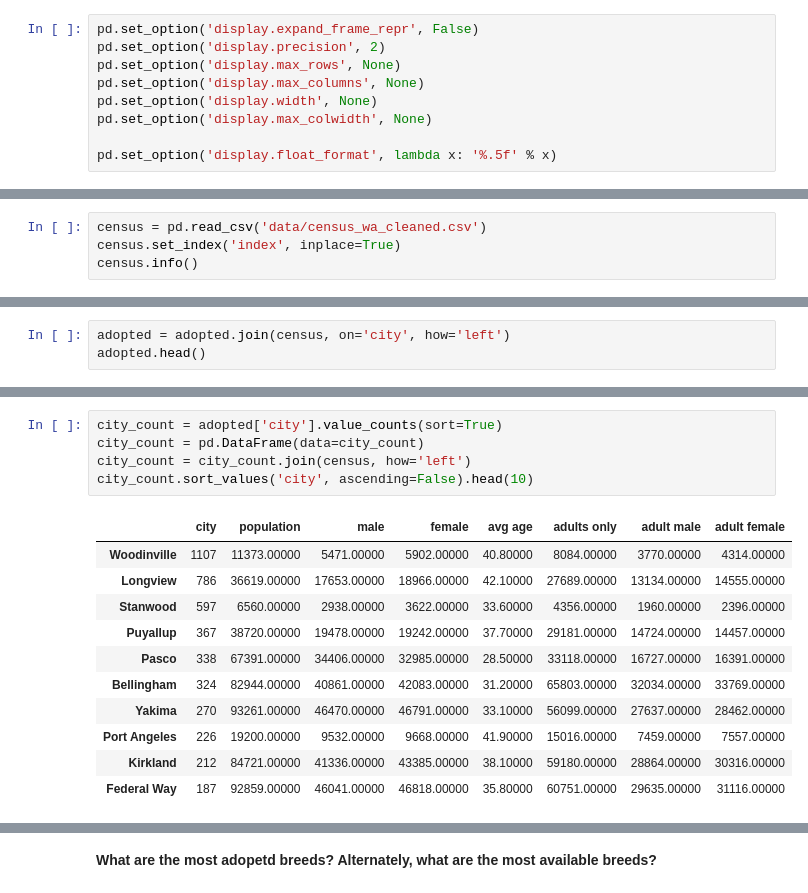
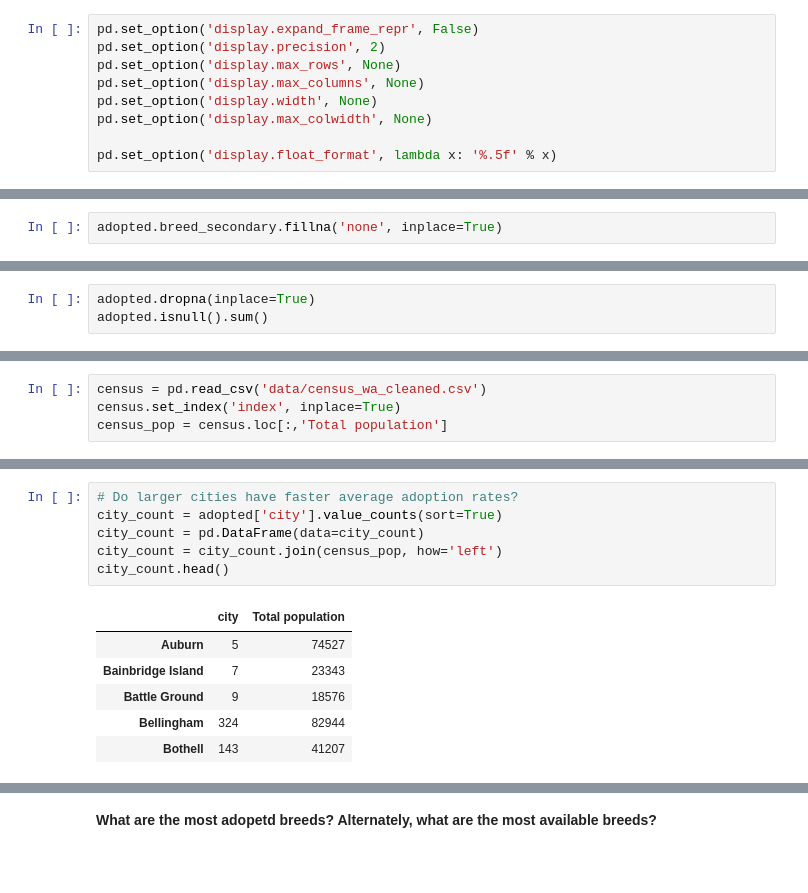
Before and after one commit to JessicaELewis/Pet-Adoptions, a Jupyter notebook: Step 3 - EDA Cats.ipynb, the cells around one changed output, grey strips where cells are left out. Saved outputs shown, nothing was run; the diff lists cells and outputs as text; blank space fills up the shorter version.

```diff
--- a/Step 3 - EDA Cats.ipynb
+++ b/Step 3 - EDA Cats.ipynb
@@ -150,0 +129,2 @@ memory usage: 699.5+ KB
+# %%
+adopted.breed_secondary.fillna('none', inplace=True)
@@ -150,0 +151,3 @@ memory usage: 699.5+ KB
+# %%
+adopted.dropna(inplace=True)
+adopted.isnull().sum()
@@ -170,4 +261,4 @@ sns.histplot(x='duration_as_adoptable', stat='count', data=adopted, binrange=(0,
 # %%
 census = pd.read_csv('data/census_wa_cleaned.csv')
 census.set_index('index', inplace=True)
-census.info()
+census_pop = census.loc[:,'Total population']
@@ -206,3 +264,0 @@ census.head()
-# %%
-adopted = adopted.join(census, on='city', how='left')
-adopted.head()
@@ -216,17 +265,13 @@ adopted.head()
 # %%
+# Do larger cities have faster average adoption rates?
 city_count = adopted['city'].value_counts(sort=True)
 city_count = pd.DataFrame(data=city_count)
-city_count = city_count.join(census, how='left')
-city_count.sort_values('city', ascending=False).head(10)
+city_count = city_count.join(census_pop, how='left')
+city_count.head()
 # %% [output]
-|  | city | population | male | female | avg age | adults only | adult male | adult female |
-| Woodinville | 1107 | 11373.00000 | 5471.00000 | 5902.00000 | 40.80000 | 8084.00000 | 3770.00000 | 4314.00000 |
-| Longview | 786 | 36619.00000 | 17653.00000 | 18966.00000 | 42.10000 | 27689.00000 | 13134.00000 | 14555.00000 |
-| Stanwood | 597 | 6560.00000 | 2938.00000 | 3622.00000 | 33.60000 | 4356.00000 | 1960.00000 | 2396.00000 |
-| Puyallup | 367 | 38720.00000 | 19478.00000 | 19242.00000 | 37.70000 | 29181.00000 | 14724.00000 | 14457.00000 |
-| Pasco | 338 | 67391.00000 | 34406.00000 | 32985.00000 | 28.50000 | 33118.00000 | 16727.00000 | 16391.00000 |
-| Bellingham | 324 | 82944.00000 | 40861.00000 | 42083.00000 | 31.20000 | 65803.00000 | 32034.00000 | 33769.00000 |
-| Yakima | 270 | 93261.00000 | 46470.00000 | 46791.00000 | 33.10000 | 56099.00000 | 27637.00000 | 28462.00000 |
-| Port Angeles | 226 | 19200.00000 | 9532.00000 | 9668.00000 | 41.90000 | 15016.00000 | 7459.00000 | 7557.00000 |
-| Kirkland | 212 | 84721.00000 | 41336.00000 | 43385.00000 | 38.10000 | 59180.00000 | 28864.00000 | 30316.00000 |
-| Federal Way | 187 | 92859.00000 | 46041.00000 | 46818.00000 | 35.80000 | 60751.00000 | 29635.00000 | 31116.00000 |
+|  | city | Total population |
+| Auburn | 5 | 74527 |
+| Bainbridge Island | 7 | 23343 |
+| Battle Ground | 9 | 18576 |
+| Bellingham | 324 | 82944 |
+| Bothell | 143 | 41207 |
```
Also changed, not shown: parts of 85 cells of this notebook, 24 other files.
